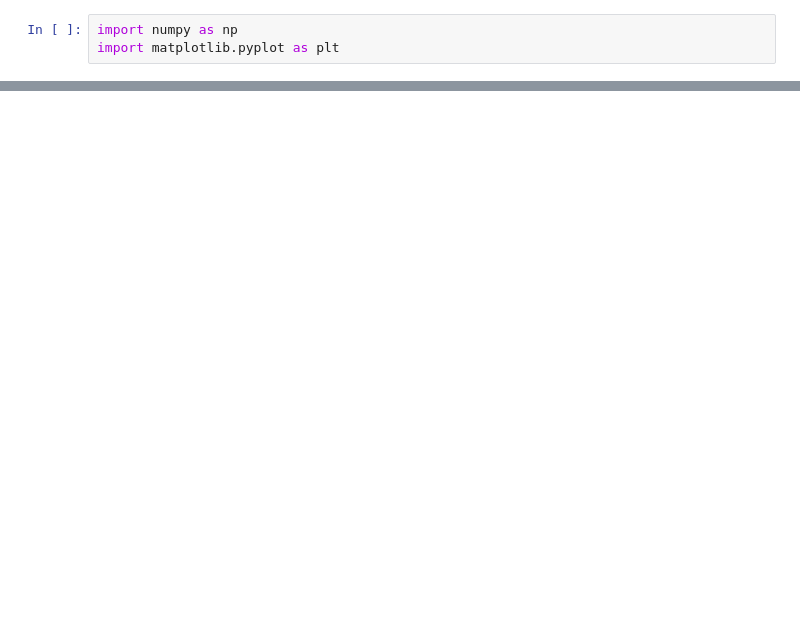
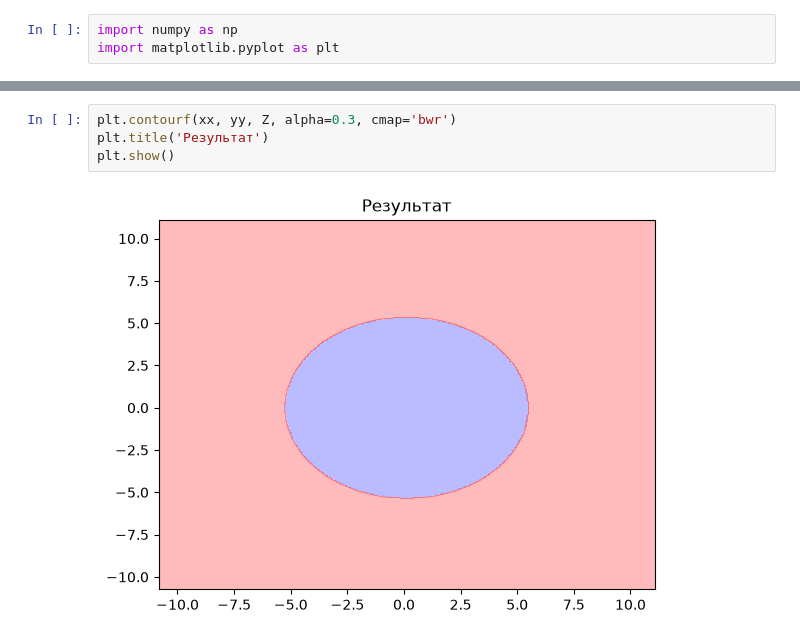
Before and after one commit to MRCriper/rudn, a Jupyter notebook: rudn/para1.ipynb, the cells around one changed output, grey strips where cells are left out. Drawn from its saved outputs; the diff is of its cells as text; blank space fills up the shorter version.

```diff
--- a/rudn/para1.ipynb
+++ b/rudn/para1.ipynb
@@ -82,0 +60,6 @@ def predict(new_matrix, w):
+# %%
+plt.contourf(xx, yy, Z, alpha=0.3, cmap='bwr')
+plt.title('Результат')
+plt.show()
+# %% [output]
+[figure, added]
```
Also changed, not shown: parts of 12 cells of this notebook, 9 other files.
